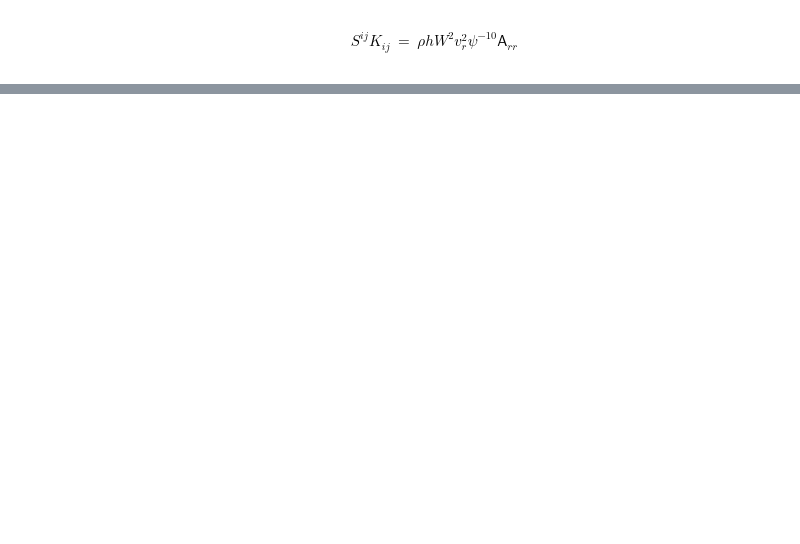
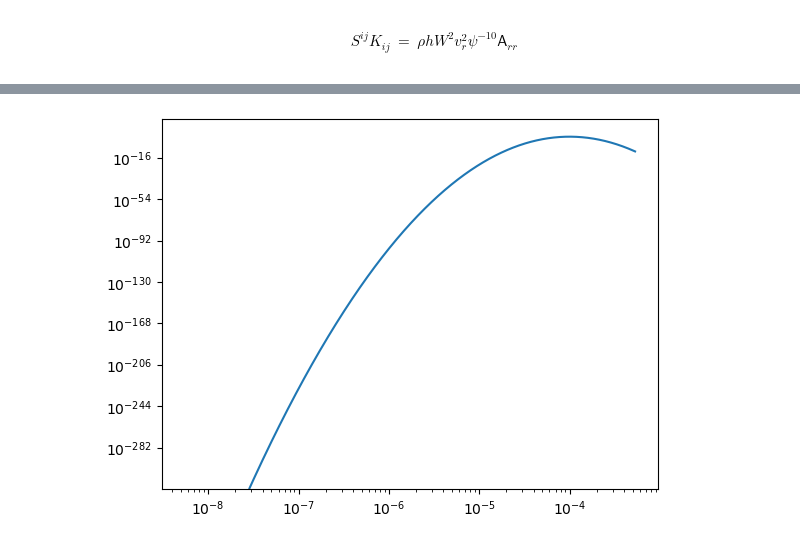
Before and after one commit to Poincare-code/henri, a Jupyter notebook: notebooks/grhd.ipynb, the cells around one changed output, grey strips where cells are left out. Cells and saved outputs as stored; diff of their text form; code cells hidden in the pictures; blank space fills up the shorter version.

```diff
--- a/notebooks/grhd.ipynb
+++ b/notebooks/grhd.ipynb
@@ -272,10 +473,29 @@ class Hydro:
         '''
         return 1.0 + self.eps + self.p / self.rho
 # %%
-(r_0, m_0, P_0, rho_0, R_0, alpha_0, psi_0) = np.load('data/tov_+6-6+2.npy')
+# Load TOV solution
+(r_0, m_0, p_0, rho_0, R_0, alpha_0, psi_0) = np.load('data/tov_+6-6+2.npy')
+# Add variables not in TOV solution with their trivial values
+v_r_0    = np.zeros_like(r_0)
+eps_0    = np.zeros_like(r_0)
+beta_r_0 = np.zeros_like(r_0)
+
+M_min = 50
+M_max = 1600 #len(r_0)
+
+r_0      =      r_0[M_min:M_max]
+m_0      =      m_0[M_min:M_max]
+p_0      =      p_0[M_min:M_max]
+rho_0    =    rho_0[M_min:M_max]
+R_0      =      R_0[M_min:M_max]
+alpha_0  =  alpha_0[M_min:M_max]
+psi_0    =    psi_0[M_min:M_max]
+beta_r_0 = beta_r_0[M_min:M_max]
+v_r_0    =    v_r_0[M_min:M_max]
+eps_0    =    eps_0[M_min:M_max]
 
 
-def solve_metric():
+def solve_metric(tilde_E, tilde_S_r, tilde_S):
 
     alpha  = alpha_0
     beta_r = np.zeros_like(alpha_0)
@@ -424,0 +507,8 @@ NameError: name 'v_r' is not defined
+# %%
+pert = 2.0e+3 * np.exp(-((np.log10(R_0) + 4)/0.13)**2)
+
+plt.plot(R_0, pert)
+plt.yscale('log')
+plt.xscale('log')
+# %% [output]
+[figure, added]
```
Also changed, not shown: parts of 63 cells of this notebook, 9 other files.
